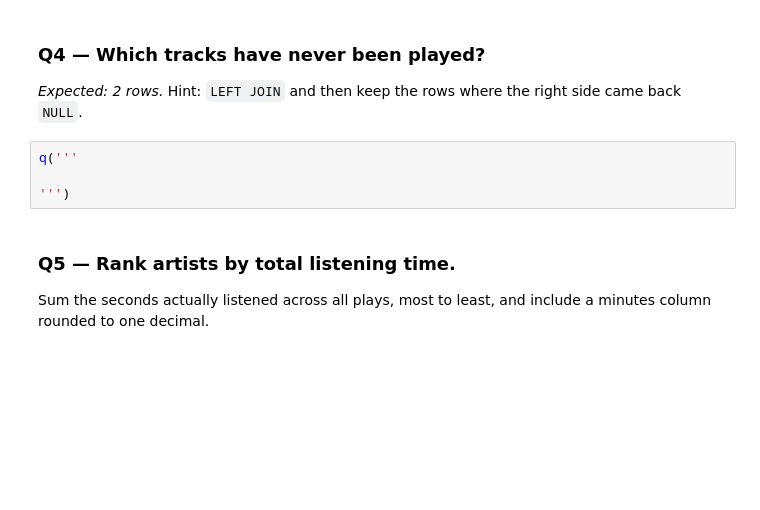
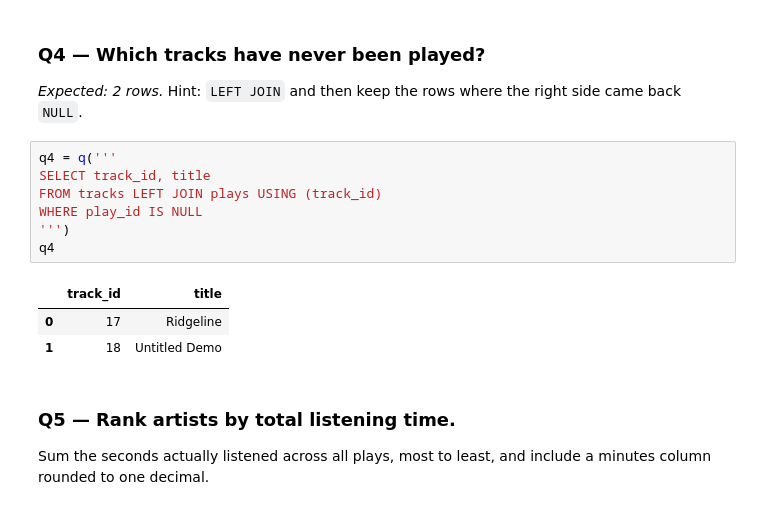
Before and after one commit to TommySnyd/ds2002-fa26, a Jupyter notebook: notebooks/02-sql-databases/2026-09-11 — SQL Challenge Set — Lab.ipynb, the cells around one changed output. Drawn from its saved outputs; the diff is of its cells as text; blank space fills up the shorter version.

```diff
--- a/notebooks/02-sql-databases/2026-09-11 — SQL Challenge Set — Lab.ipynb
+++ b/notebooks/02-sql-databases/2026-09-11 — SQL Challenge Set — Lab.ipynb
@@ -111,10 +111,17 @@ q3
 ### Q4 — Which tracks have never been played?
 
 *Expected: 2 rows.* Hint: `LEFT JOIN` and then keep the rows where the right side came back `NULL`.
-# %%
-q('''
-
-''')
+# %%
+q4 = q('''
+SELECT track_id, title
+FROM tracks LEFT JOIN plays USING (track_id)
+WHERE play_id IS NULL
+''')
+q4
+# %% [output]
+|  | track_id | title |
+| 0 | 17 | Ridgeline |
+| 1 | 18 | Untitled Demo |
 # %% [markdown]
 ### Q5 — Rank artists by total listening time.
 
```
Also changed, not shown: parts of 6 cells of this notebook.
